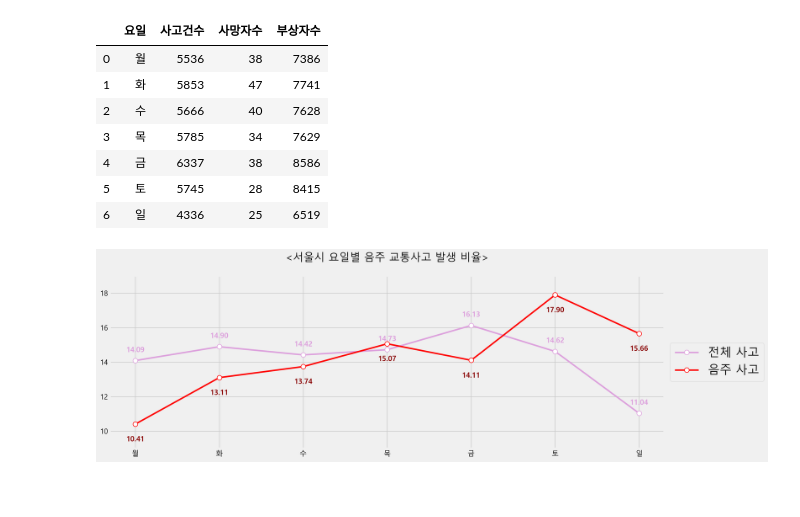
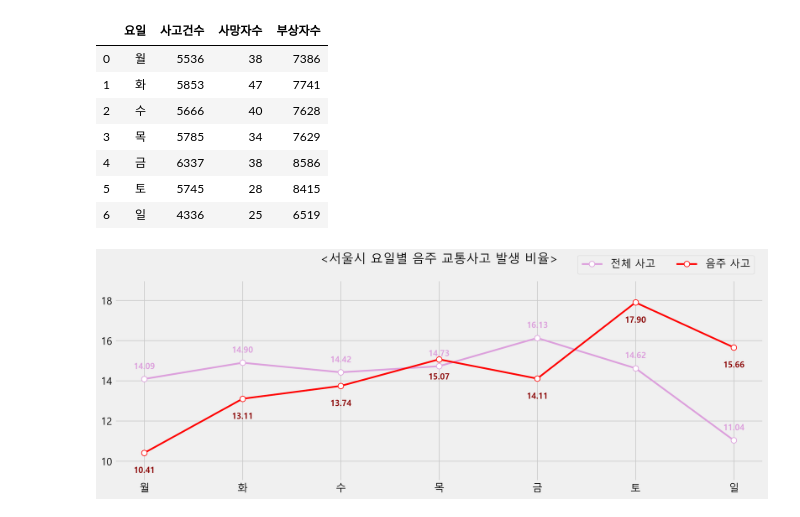
Before and after one commit to jeonprize/Accident, a Jupyter notebook: acl_accident.ipynb, the cells around one changed output. Cells and saved outputs as stored; diff of their text form; code cells hidden in the pictures; blank space fills up the shorter version.

```diff
--- a/acl_accident.ipynb
+++ b/acl_accident.ipynb
@@ -508,19 +508,19 @@ day_no_acl_df["사고 발생 비율(%)"] = day_no_acl_df["사고 발생 비율(%
 # %%
 fig,ax = plt.subplots(figsize=(15, 5))
 
 ax.set_title("<서울시 요일별 음주 교통사고 발생 비율>", pad=25, fontsize=18)
 ax.plot(day_no_acl_df["요일"],day_no_acl_df["사고 발생 비율(%)"],marker='o',markersize=8,markerfacecolor='white',color='plum',linewidth=2.5,label = '전체 사고')
 ax.plot(day_acl_df["요일"], day_acl_df["사고 발생 비율(%)"],marker='o',markersize=8,markerfacecolor='white',color='red',linewidth=2.5,label = '음주 사고')
-ax.tick_params(labelsize=12)
+ax.tick_params(labelsize=15)
 ax.set_ylim([9, 19])
 
 
 for i in range(7):
     ax.text(i,day_acl_df["사고 발생 비율(%)"].loc[i]-1,f"{day_acl_df['사고 발생 비율(%)'].loc[i]:0.2f}"
             ,horizontalalignment='center', fontsize=12, fontweight="bold",color='darkred')
     ax.text(i,day_no_acl_df["사고 발생 비율(%)"].loc[i]+0.5,f"{day_no_acl_df['사고 발생 비율(%)'].loc[i]:0.2f}"
             ,horizontalalignment='center', fontsize=12, fontweight="bold",color='plum')
-plt.legend(loc='center left', bbox_to_anchor = (1, 0.5),fontsize = 20)
+plt.legend(loc='upper center',ncol=2, bbox_to_anchor = (0.85, 1.15),fontsize = 15)
 plt.show()
 # %% [output]
-[figure, old version]
+[figure, new version]
```
Also changed, not shown: parts of 2 cells of this notebook.
